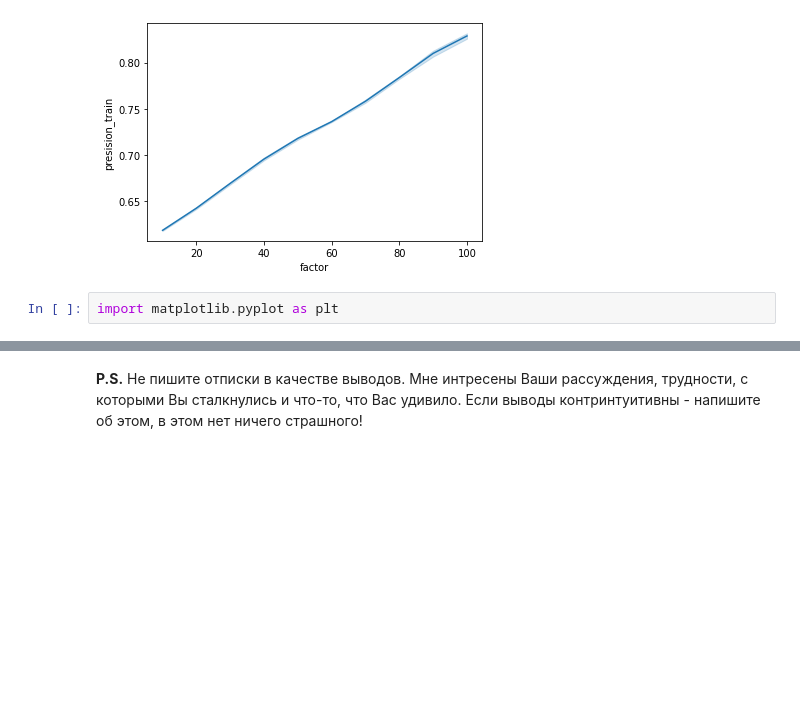
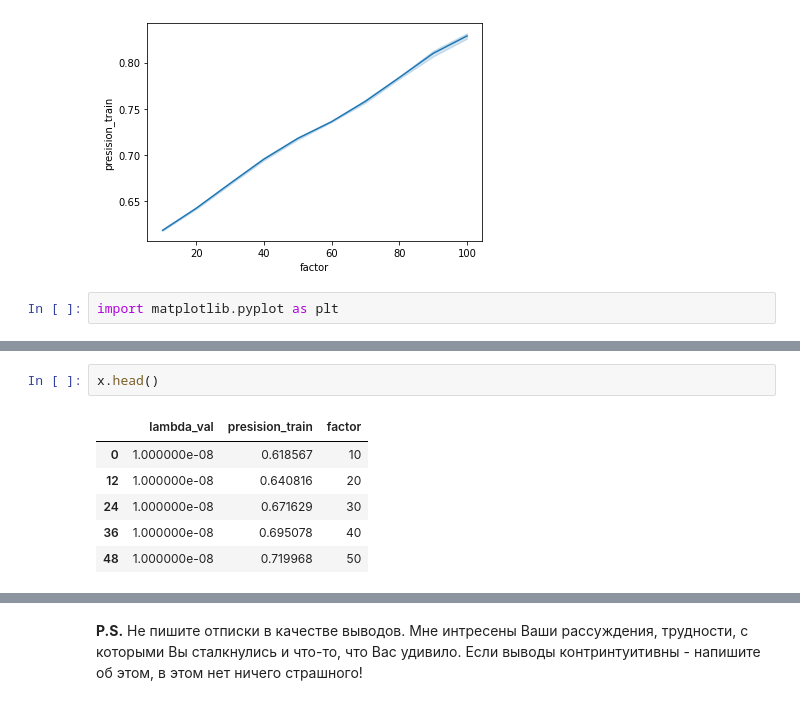
Before and after one commit to fandom170/Recommend_systems, a Jupyter notebook: Lesson_3/HW_3_tasks.ipynb, the cells around one changed output, grey strips where cells are left out. Saved outputs shown, nothing was run; the diff lists cells and outputs as text; blank space fills up the shorter version.

```diff
--- a/Lesson_3/HW_3_tasks.ipynb
+++ b/Lesson_3/HW_3_tasks.ipynb
@@ -430 +448,10 @@ import matplotlib.pyplot as plt
+# %%
+x.head()
+# %% [output]
+|  | lambda_val | presision_train | factor |
+| 0 | 1.000000e-08 | 0.618567 | 10 |
+| 12 | 1.000000e-08 | 0.640816 | 20 |
+| 24 | 1.000000e-08 | 0.671629 | 30 |
+| 36 | 1.000000e-08 | 0.695078 | 40 |
+| 48 | 1.000000e-08 | 0.719968 | 50 |
 # %%
```
Also changed, not shown: parts of 5 cells of this notebook.
